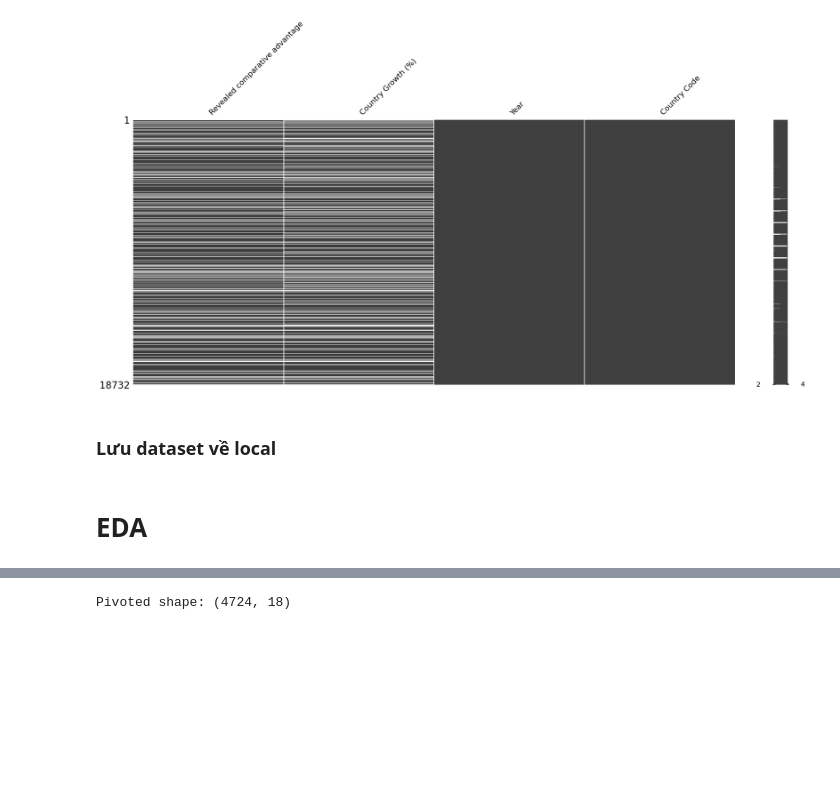
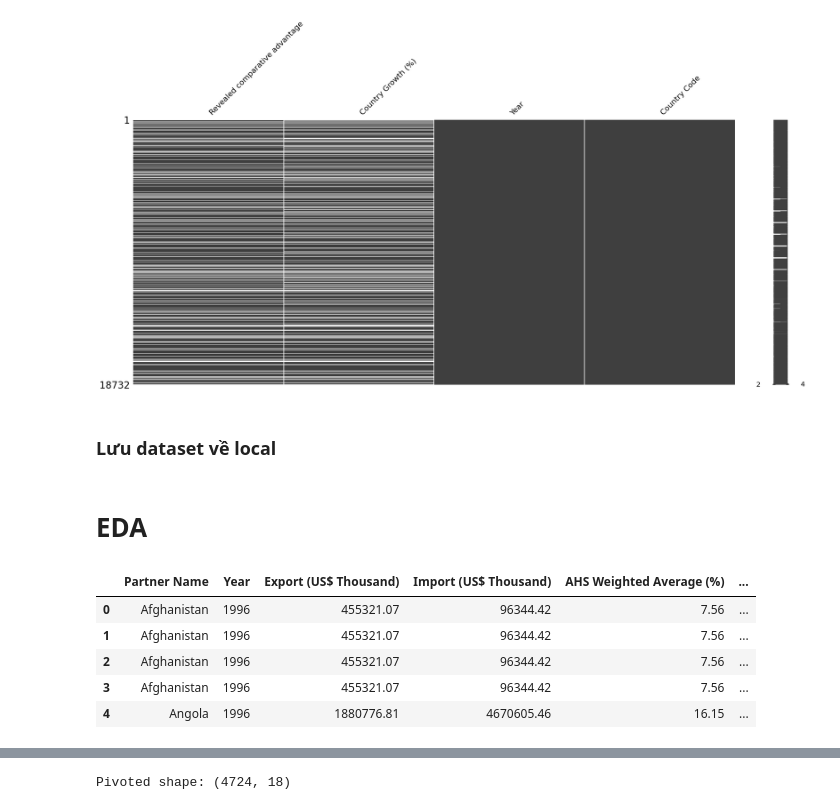
Before and after one commit to fountainhead-2207/DS111, a Jupyter notebook: Source code/EDA_Overall.ipynb, the cells around one changed output, grey strips where cells are left out. Cells and saved outputs as stored; diff of their text form; code cells hidden in the pictures; blank space fills up the shorter version.

```diff
--- a/Data/Bronze/EDA_Overall.ipynb
+++ b/Source code/EDA_Overall.ipynb
@@ -481,0 +511,9 @@ df.to_csv(os.path.join(path, 'Silver_1.csv'), index=False,encoding='utf-8-sig')
+# %%
+df.head()
+# %% [output]
+|  | Partner Name | Year | Export (US$ Thousand) | Import (US$ Thousand) | AHS Weighted Average (%) | ... |
+| 0 | Afghanistan | 1996 | 455321.07 | 96344.42 | 7.56 | ... |
+| 1 | Afghanistan | 1996 | 455321.07 | 96344.42 | 7.56 | ... |
+| 2 | Afghanistan | 1996 | 455321.07 | 96344.42 | 7.56 | ... |
+| 3 | Afghanistan | 1996 | 455321.07 | 96344.42 | 7.56 | ... |
+| 4 | Angola | 1996 | 1880776.81 | 4670605.46 | 16.15 | ... |
```
Also changed, not shown: parts of 15 cells of this notebook, 2 other files.
